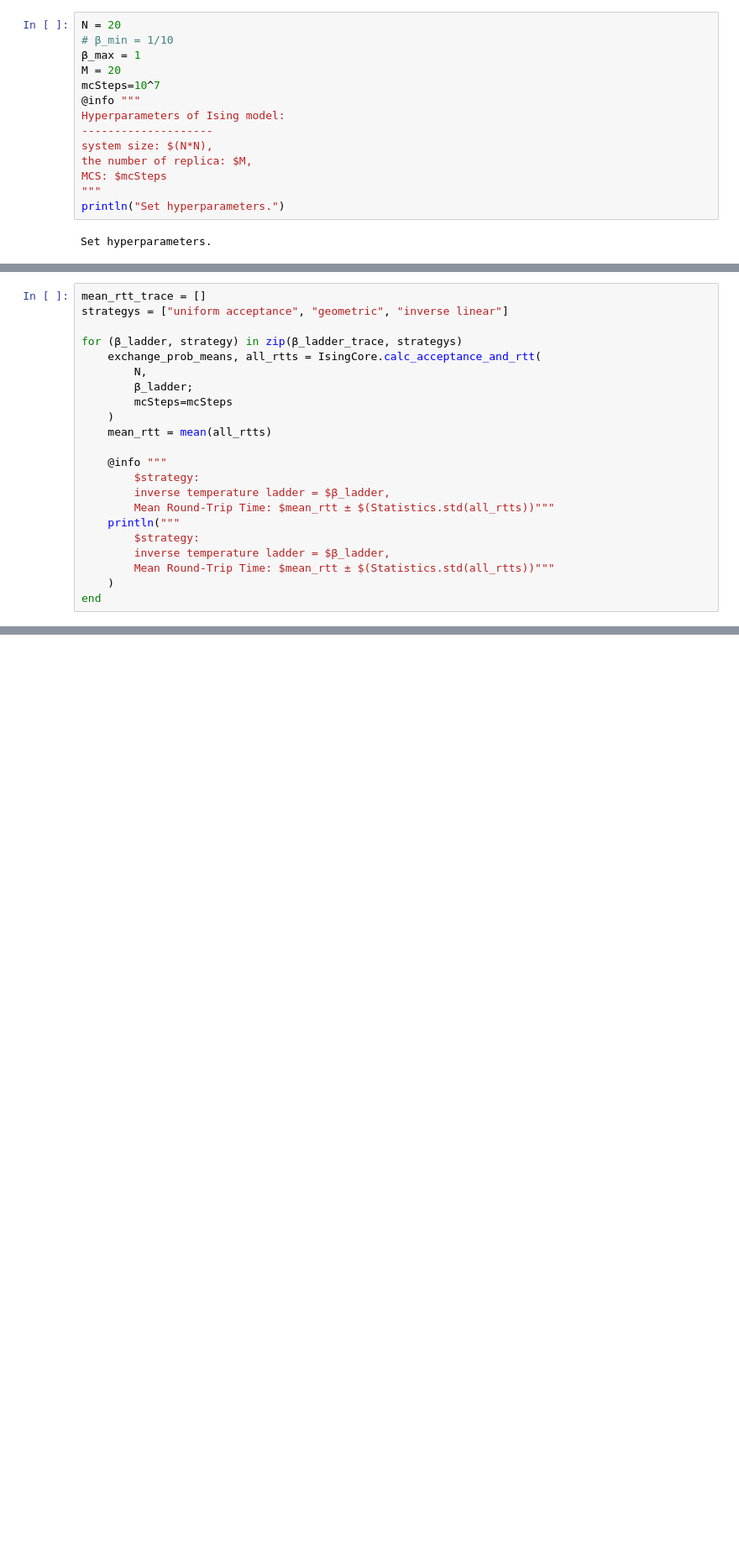
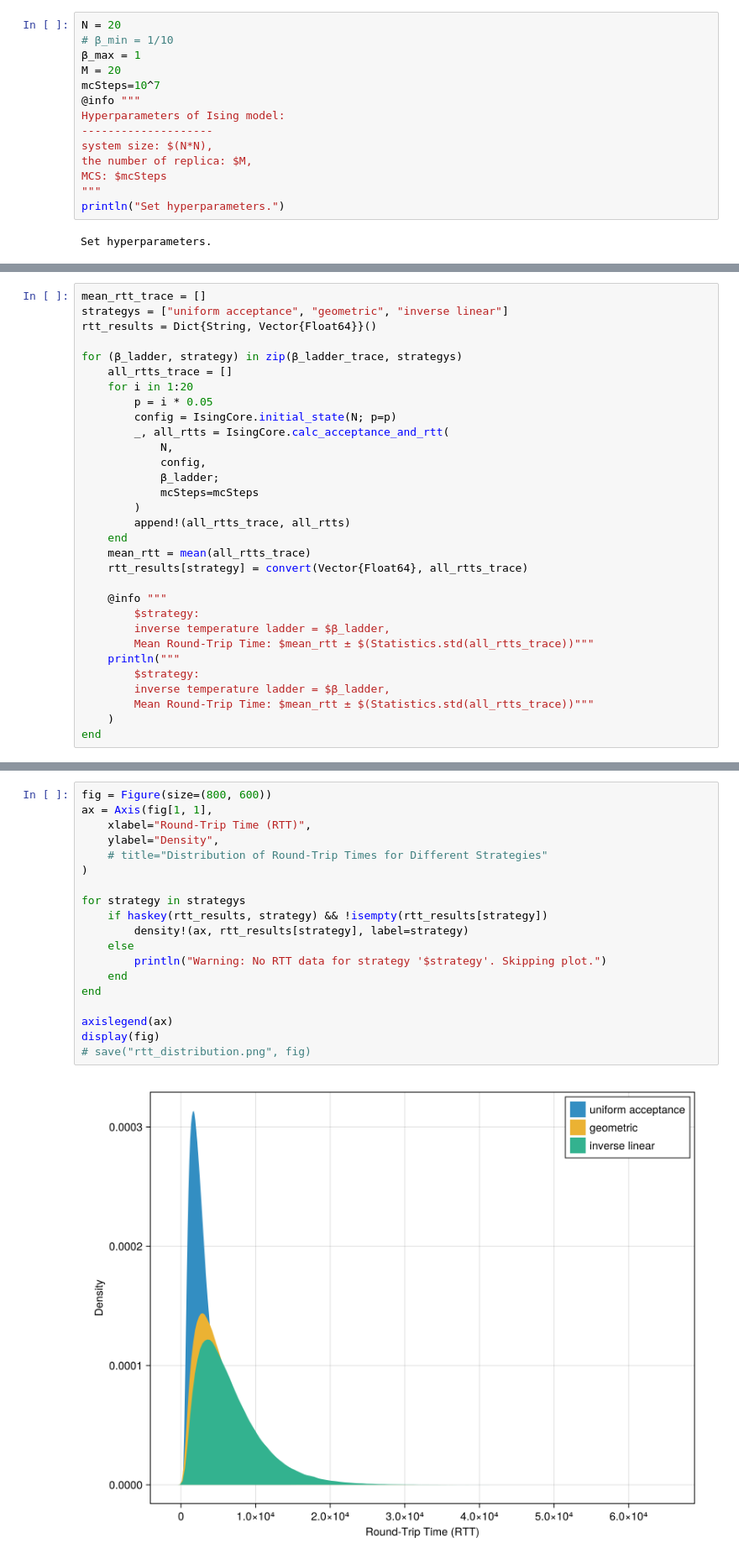
Before and after one commit to tatsuya0926/optimize-temperature-set, a Jupyter notebook: score_method/Ising_model/evaluate_rtt.ipynb, the cells around one changed output, grey strips where cells are left out. Shown at 84% size. Saved outputs shown, nothing was run; the diff lists cells and outputs as text; blank space fills up the shorter version.

Commit message:
Add: distribution of rtt

```diff
--- a/score_method/Ising_model/evaluate_rtt.ipynb
+++ b/score_method/Ising_model/evaluate_rtt.ipynb
@@ -52,23 +52,32 @@ push!(β_ladder_trace, inverse_linear_β_ladder)
 # %%
 mean_rtt_trace = []
 strategys = ["uniform acceptance", "geometric", "inverse linear"]
+rtt_results = Dict{String, Vector{Float64}}()
 
 for (β_ladder, strategy) in zip(β_ladder_trace, strategys)
-    exchange_prob_means, all_rtts = IsingCore.calc_acceptance_and_rtt(
-        N,
-        β_ladder;
-        mcSteps=mcSteps
-    )
-    mean_rtt = mean(all_rtts)
+    all_rtts_trace = []
+    for i in 1:20
+        p = i * 0.05
+        config = IsingCore.initial_state(N; p=p)
+        _, all_rtts = IsingCore.calc_acceptance_and_rtt(
+            N,
+            config,
+            β_ladder;
+            mcSteps=mcSteps
+        )
+        append!(all_rtts_trace, all_rtts)
+    end
+    mean_rtt = mean(all_rtts_trace)
+    rtt_results[strategy] = convert(Vector{Float64}, all_rtts_trace)
 
     @info """
         $strategy:
         inverse temperature ladder = $β_ladder,
-        Mean Round-Trip Time: $mean_rtt ± $(Statistics.std(all_rtts))"""
+        Mean Round-Trip Time: $mean_rtt ± $(Statistics.std(all_rtts_trace))"""
     println("""
         $strategy:
         inverse temperature ladder = $β_ladder,
-        Mean Round-Trip Time: $mean_rtt ± $(Statistics.std(all_rtts))"""
+        Mean Round-Trip Time: $mean_rtt ± $(Statistics.std(all_rtts_trace))"""
     )
 end
 # %% [output]
@@ -83,0 +93,21 @@ Mean Round-Trip Time: 6637.455668459853 ± 4399.726678343896
+# %%
+fig = Figure(size=(800, 600))
+ax = Axis(fig[1, 1],
+    xlabel="Round-Trip Time (RTT)",
+    ylabel="Density",
+    # title="Distribution of Round-Trip Times for Different Strategies"
+)
+
+for strategy in strategys
+    if haskey(rtt_results, strategy) && !isempty(rtt_results[strategy])
+        density!(ax, rtt_results[strategy], label=strategy)
+    else
+        println("Warning: No RTT data for strategy '$strategy'. Skipping plot.")
+    end
+end
+
+axislegend(ax)
+display(fig)
+# save("rtt_distribution.png", fig)
+# %% [output]
+[figure, added]
```
Also changed, not shown: parts of 3 cells of this notebook, 1 other file.
